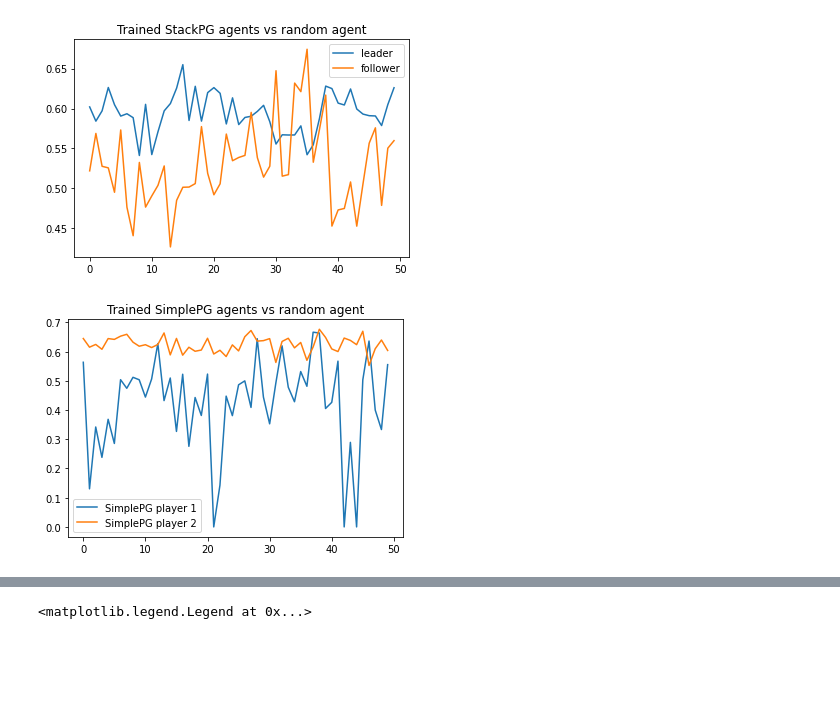
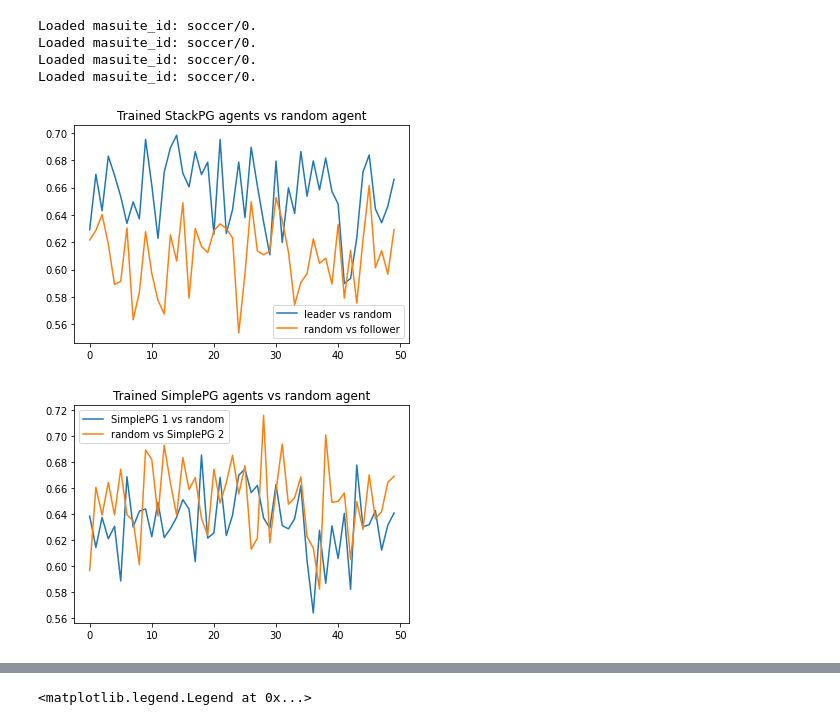
Before and after one commit to bchasnov/masuite, a Jupyter notebook: notebooks/soccer_experiments.ipynb, the cells around one changed output, grey strips where cells are left out. Drawn from its saved outputs; the diff is of its cells as text; code cells hidden in the pictures; blank space fills up the shorter version.

```diff
--- a/notebooks/soccer_experiments.ipynb
+++ b/notebooks/soccer_experiments.ipynb
@@ -11,8 +11,11 @@ import random
 # %%
 def train_agents(AlgCls):
     env = masuite.load_from_id("soccer/0")
-    env.seed()
-    agents = [PGAgent(env.env_dim, env.n_acts, seed=0) for _ in range(2)]
+    #env.seed()
+    agents = [PGAgent(
+        env_dim=env.env_dim, n_acts=env.n_acts, hidden_sizes=[256, 128], seed=None)
+        for _ in range(2)
+    ]
     alg = AlgCls(agents, env.shared_state, env.n_players, 5000)
     logger = masuite.init_logging(
         filename=f"{AlgCls.__name__}-experiment",
@@ -74,5 +64,5 @@ plot_rets("SimplePG", simple_df)
 # %%
-def run_against_random_agent(agent, env_id):
+def run_loop(act_fns, env_id):
     scores = []
     local_env = masuite.load_from_id(env_id)
     local_env.seed()
@@ -80,15 +70,14 @@ def run_against_random_agent(agent, env_id):
         obs = local_env.reset()
         score = [0, 0]
         for _ in range(5000):
-            acts = [agent.select_action(obs), random.choice(range(5))]
-            # acts = [random.choice(range(5)), agent.select_action(obs)]
+            acts = [act_fn(obs) for act_fn in act_fns]
             obs, rews, done, _ = local_env.step(acts)
             if done:
                 if rews[0] > 0:
                     score[0] += 1
                 elif rews[1] > 0:
                     score[1] += 1
-        print(f"epoch {epoch}: {score}")
+        #print(f"epoch {epoch}: {score}")
         scores.append(score[0]/(score[0]+score[1]))
-        print(scores[-1])
+        #print(scores[-1])
     return scores
@@ -121,18 +84,35 @@ epoch 49: [618, 405]
+# %%
+env_id = "soccer/0"
+random_select_action = lambda _: random.choice(range(5))
+
+leader = stackpg_agents[0]
+leader_vs_random = run_loop([leader.select_action, random_select_action], env_id)
+
+follower = stackpg_agents[1]
+random_vs_follower = run_loop([random_select_action, follower.select_action], env_id)
+
+simple1_vs_random = run_loop([simplepg_agents[0].select_action, random_select_action], env_id)
+random_vs_simple2 = run_loop([random_select_action, simplepg_agents[1].select_action], env_id)
+# %% [output]
+Loaded masuite_id: soccer/0.
+Loaded masuite_id: soccer/0.
+Loaded masuite_id: soccer/0.
+Loaded masuite_id: soccer/0.
 # %%
-plt.plot(leader_scores, label="leader")
-plt.plot(follower_scores, label="follower")
+plt.plot(leader_vs_random, label="leader vs random")
+plt.plot(random_vs_follower, label="random vs follower")
 plt.legend()
 plt.title("Trained StackPG agents vs random agent")
 plt.show()
 
-plt.plot(simple_scores0, label="SimplePG player 1")
-plt.plot(simple_scores1, label="SimplePG player 2")
+plt.plot(simple1_vs_random, label="SimplePG 1 vs random")
+plt.plot([1-val for val in random_vs_simple2], label="random vs SimplePG 2")
 plt.legend()
 plt.title("Trained SimplePG agents vs random agent")
 plt.show()
 # %% [output]
-[figure, old version]
+[figure, new version]
-[figure, old version]
+[figure, new version]
 # %%
 def run_tournament(agents, masuite_id):
     scores = []
```
Also changed, not shown: parts of 5 cells of this notebook, 3 other files.
